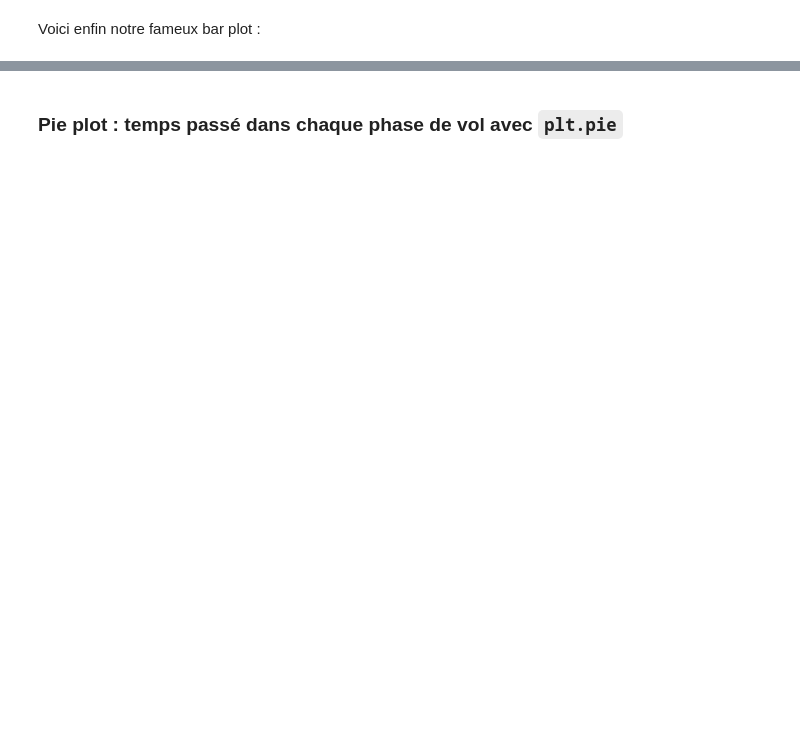
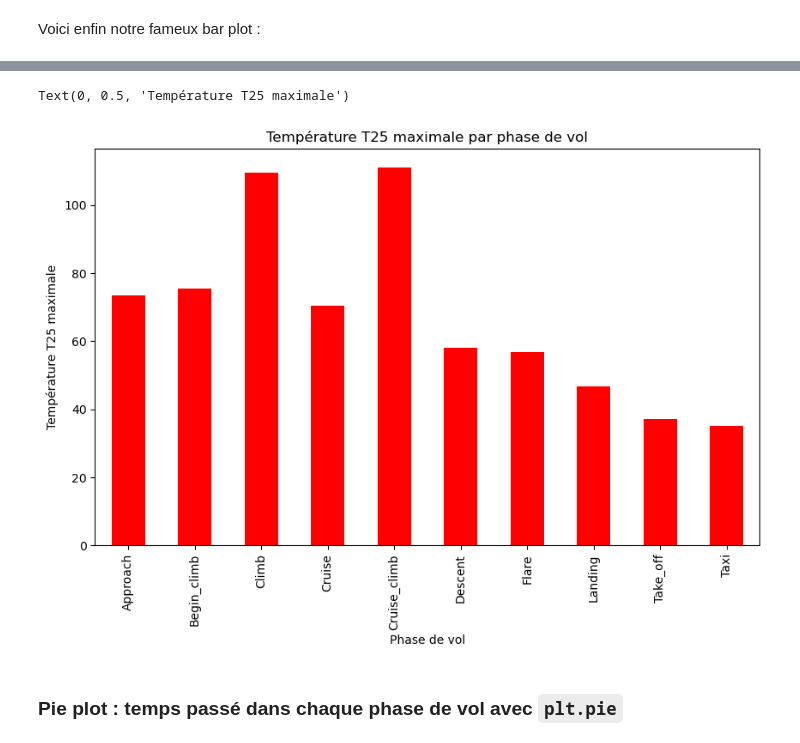
Before and after one commit to yacinebena/TDs-statistiques-descriptives, a Jupyter notebook: TD2.ipynb, the cells around one changed output, grey strips where cells are left out. Cells and saved outputs as stored; diff of their text form; code cells hidden in the pictures; blank space fills up the shorter version.

```diff
--- a/TD2.ipynb
+++ b/TD2.ipynb
@@ -164,7 +300,16 @@ plt.bar(np.arange(time_by_phase.size), time_by_phase, tick_label=time_by_phase.i
 # %%
 """
 EXERCICE - Affichez la température T25 maximale par phase de vol sur un bar plot de couleur rouge.
 """
+T_max = vol.groupby('FLIGHT_PHASE')['T25_SEL'].max()
+plt.figure(figsize=(10, 6))
+T_max.plot(kind='bar', color='red')
+plt.title('Température T25 maximale par phase de vol')
+plt.xlabel('Phase de vol')
+plt.ylabel('Température T25 maximale')
+# %% [output]
+Text(0, 0.5, 'Température T25 maximale')
+[figure, added]
 # %% [markdown]
 ### Pie plot : temps passé dans chaque phase de vol avec `plt.pie`
 # %%
```
Also changed, not shown: parts of 69 cells of this notebook.
